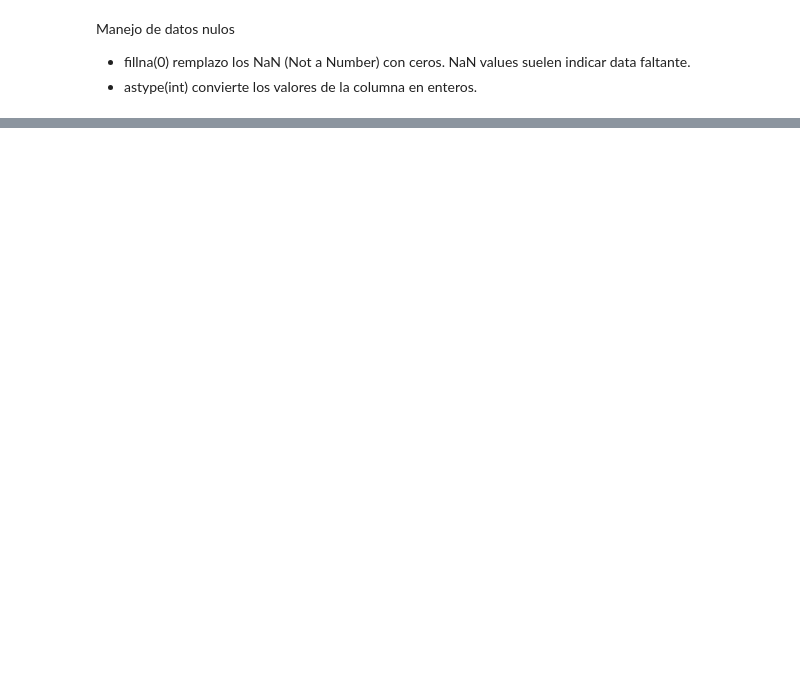
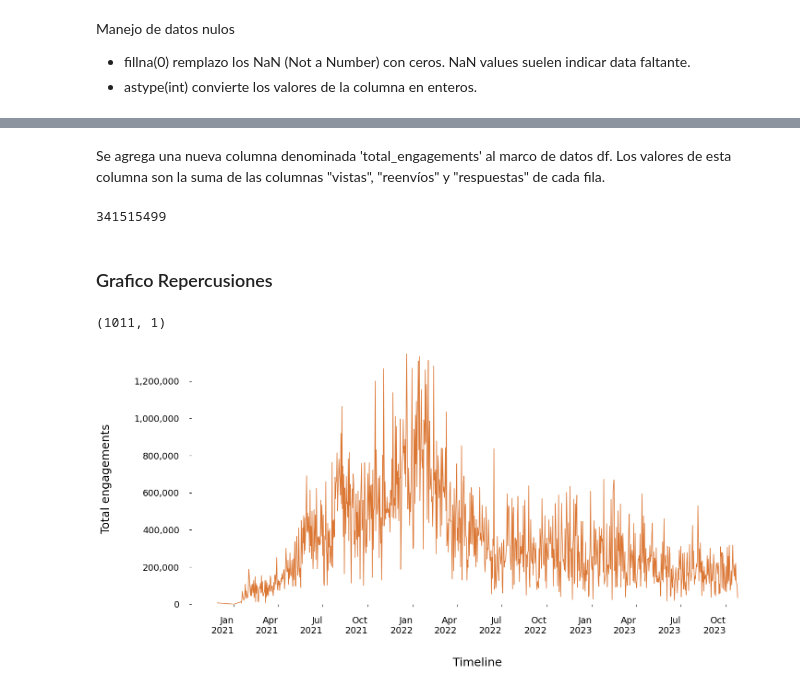
Before and after one commit to Verificado-Profesional/data-collecting, a Jupyter notebook: telegram data/data collect.ipynb, the cells around one changed output, grey strips where cells are left out. Drawn from its saved outputs; the diff is of its cells as text; code cells hidden in the pictures; blank space fills up the shorter version.

Commit message:
Agrego analisis de repercusion

```diff
--- a/telegram data/data_collect.ipynb
+++ b/telegram data/data collect.ipynb
@@ -281,0 +313,54 @@ NameError: ignored
+# %%
+replies = []
+for replie in df['replies']:
+  if replie != 0:
+    replies.append(replie['replies'])
+  else:
+    replies.append(0)
+# %% [markdown]
+Se agrega una nueva columna denominada 'total_engagements' al marco de datos df. Los valores de esta columna son la suma de las columnas "vistas", "reenvíos" y "respuestas" de cada fila.
+# %%
+df['total_engagements'] = df['views'] + df['forwards'] + replies
+df['total_engagements'].sum()
+# %% [output]
+341515499
+# %% [markdown]
+### Grafico Repercusiones
+# %%
+t_data_engagements = df.sort_values(by='date_timestamp').groupby('date_string').agg(
+    {
+        'total_engagements': 'sum'
+    }
+)
+
+# Index Conversion. This ensures that the date strings are recognized as actual datetime objects.
+t_data_engagements.index = pd.DatetimeIndex(t_data_engagements.index)
+
+# Data sample size
+t_data_engagements.shape
+# %% [output]
+(1011, 1)
+# %%
+# plot
+dev_color = '#000000'
+fig, ax = plt.subplots(figsize=(16,8))
+t_data_engagements.plot(y='total_engagements', kind='line', linewidth=1.1, ax=ax, alpha=0.8, color='#D35400',
+                        legend=False, ylim=(0, t_data_engagements['total_engagements'].max() + 100))
+
+# set ticks every hour
+ax.xaxis.set_major_locator(mdates.MonthLocator(interval=3))
+
+# set major ticks format
+ax.xaxis.set_major_formatter(mdates.DateFormatter('%b\n%Y'))
+ax.yaxis.set_major_formatter(ticker.StrMethodFormatter('{x:,.0f}'))
+
+ax.tick_params(direction='out', color=dev_color, labelsize=14, rotation=0,
+               pad=15, labelcolor=dev_color)
+
+# labels
+ax.set_ylabel('Total engagements', labelpad=35, fontsize=18, color=dev_color)
+ax.set_xlabel('Timeline', labelpad=35, fontsize=18, color=dev_color)
+
+plt.box(False);
+# %% [output]
+[figure, added]
```
Also changed, not shown: parts of 7 cells of this notebook.
